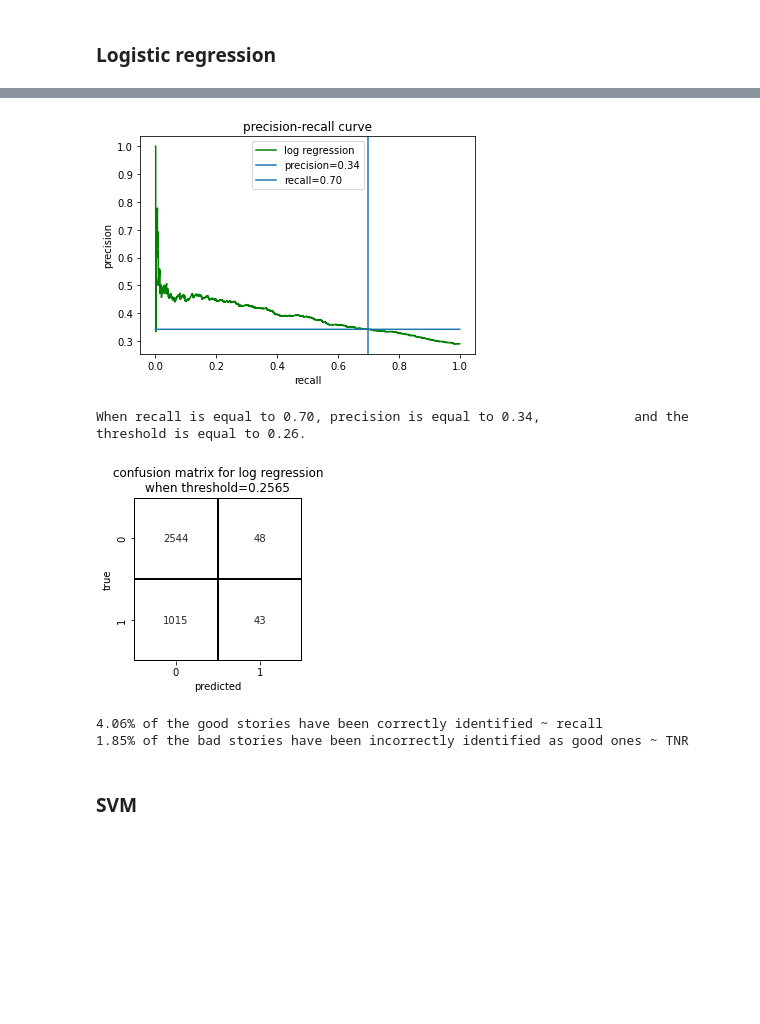
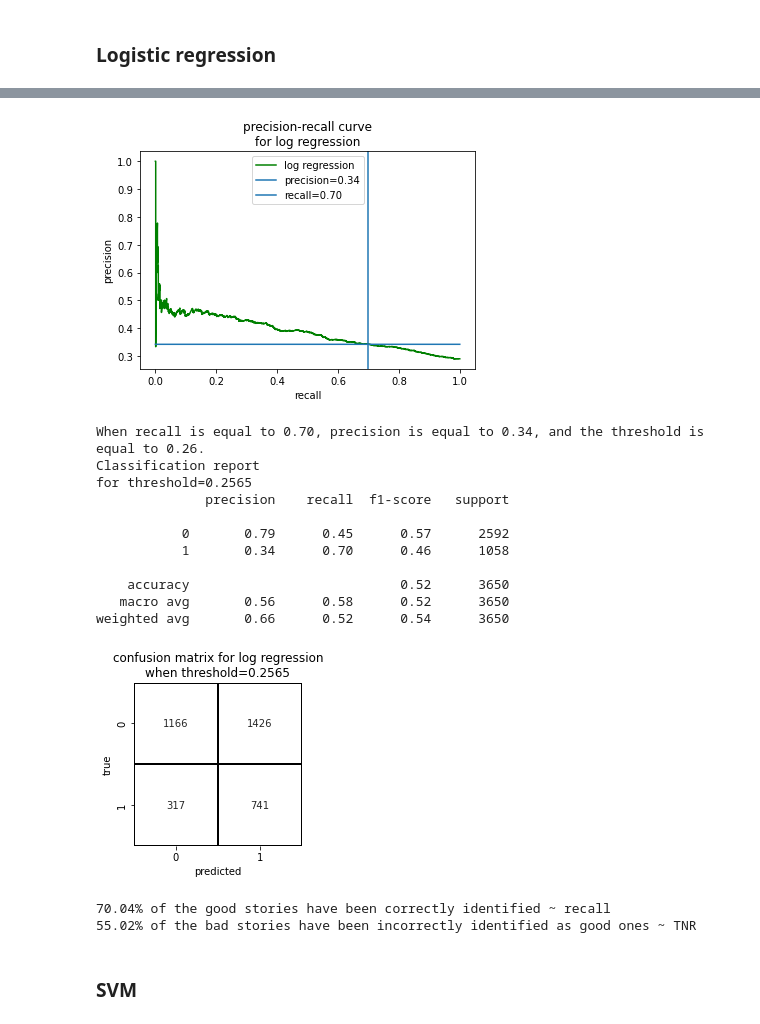
Before and after one commit to batyaamericus/OncUponTim, a Jupyter notebook: ML_classification_good_bad.ipynb, the cells around one changed output, grey strips where cells are left out. Saved outputs shown, nothing was run; the diff lists cells and outputs as text; code cells hidden in the pictures; blank space fills up the shorter version.

Commit message:
all collected ROC graphs run successfully code cleaned

```diff
--- a/ML_classification_good_bad.ipynb
+++ b/ML_classification_good_bad.ipynb
@@ -160,7 +150,7 @@ y_test = y_test.ravel()
 # %% [markdown]
 ### Help functions
 # %%
-def display_conf_matr(y_test, y_pred, model, threshold='0.5'):
+def display_conf_matr(y_test, y_pred, model, threshold=0.5):
     conf_matr = confusion_matrix(y_test, y_pred)
 
     plt.figure(figsize=(3, 3))
@@ -219,7 +209,7 @@ def display_model_results(model, X_train, X_test, y_train, y_test, name_model):
     print('\n')
 
     # feature importance
-    display_feat_importance(model.coef_.tolist()[0], X_train.columns)
+#     display_feat_importance(model.coef_.tolist()[0], X_train.columns)
 
     return model
 # %%
@@ -237,7 +227,7 @@ def play_with_threshold(recall_value, y_test, y_probs, model_name):
 
     plt.xlabel('recall')
     plt.ylabel('precision')
-    plt.title(f"precision-recall curve\nfor{model_name}")
+    plt.title(f"precision-recall curve\nfor {model_name}")
     plt.legend()
     plt.show()
 
@@ -247,12 +237,17 @@ def play_with_threshold(recall_value, y_test, y_probs, model_name):
     threshold_value = y_thresholds(recall_value)
     print('\n')
     print(f'When recall is equal to {recall_value:.2f}, precision is equal to {precision_value:.2f}, and the threshold is equal to {threshold_value:.2f}.')
+    y_pred = np.where(y_probs >= threshold_value, 1, 0)
+    # classification report
+    print(f'Classification report\nfor threshold={threshold_value:.4f}')
+    print(classification_report(y_test, y_pred))
+    print('\n')
 
     return threshold_value
 # %% [markdown]
 ### Logistic regression
 # %%
-clf_log = display_model_results(LogisticRegression(),
+clf_log_gen = display_model_results(LogisticRegression(random_state=0),
                       X_train_gen, X_test_gen, y_train, y_test,
                       'logistic regression')
 # %% [output]
@@ -274,17 +268,27 @@ weighted avg       0.64      0.71      0.61      3650
 # %%
 recall_value = 0.7 # chose wanted recall value
-log_probs = clf_log.predict_proba(X_test_gen)[:,1]
-p_threshold = play_with_threshold(recall_value, y_test, log_probs, 'log regression')
+log_probs_gen = clf_log_gen.predict_proba(X_test_gen)[:,1]
+p_threshold = play_with_threshold(recall_value, y_test, log_probs_gen, 'log regression')
 # %% [output]
-[figure, old version]
+[figure, new version]
-When recall is equal to 0.70, precision is equal to 0.34,            and the threshold is equal to 0.26.
+When recall is equal to 0.70, precision is equal to 0.34, and the threshold is equal to 0.26.
+Classification report
+for threshold=0.2565
+              precision    recall  f1-score   support
+
+           0       0.79      0.45      0.57      2592
+           1       0.34      0.70      0.46      1058
+
+    accuracy                           0.52      3650
+   macro avg       0.56      0.58      0.52      3650
+weighted avg       0.66      0.52      0.54      3650
 # %%
-y_pred_log = clf_log.predict(X_test_gen)
-display_conf_matr(y_test, y_pred_log, 'log regression', p_threshold)
+log_pred_gen = np.where(log_probs_gen >= p_threshold, 1, 0)
+display_conf_matr(y_test, log_pred_gen, 'log regression', p_threshold)
 # %% [output]
-[figure, old version]
+[figure, new version]
-4.06% of the good stories have been correctly identified ~ recall
-1.85% of the bad stories have been incorrectly identified as good ones ~ TNR
+70.04% of the good stories have been correctly identified ~ recall
+55.02% of the bad stories have been incorrectly identified as good ones ~ TNR
 # %% [markdown]
 ### SVM
 # %%
```
Also changed, not shown: parts of 66 cells of this notebook.
